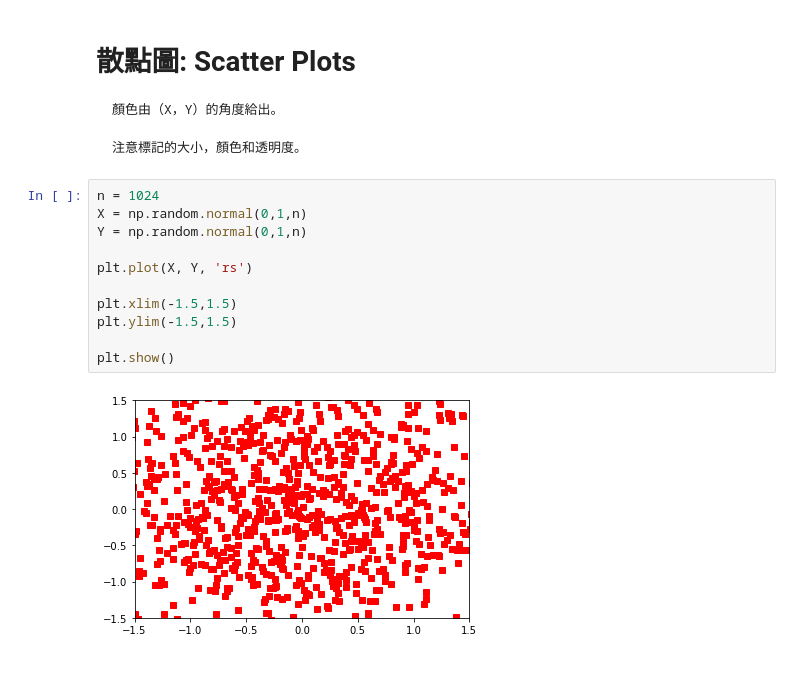
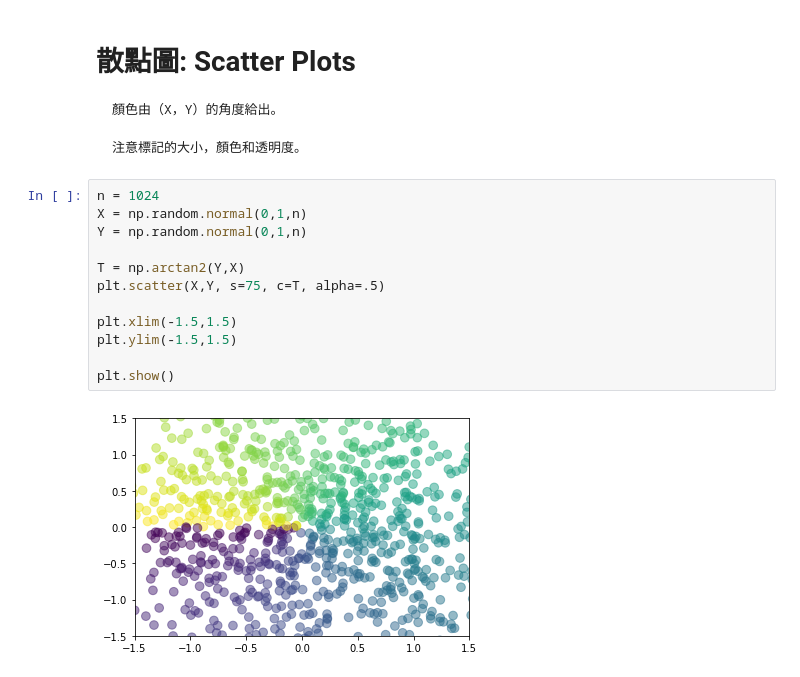
Before and after one commit to NaturalBug/python60days, a Jupyter notebook: D19_Python_資料視覺化工具與常見統計圖表介紹/Data Visualization_Day-1_HW.ipynb, the cells around one changed output. Saved outputs shown, nothing was run; the diff lists cells and outputs as text.

```diff
--- a/D19_Python_資料視覺化工具與常見統計圖表介紹/Data Visualization_Day-1_HW.ipynb
+++ b/D19_Python_資料視覺化工具與常見統計圖表介紹/Data Visualization_Day-1_HW.ipynb
@@ -51,13 +51,14 @@ plt.show()
 # %%
 n = 1024
 X = np.random.normal(0,1,n)
 Y = np.random.normal(0,1,n)
 
-plt.plot(X, Y, 'rs')
+T = np.arctan2(Y,X)
+plt.scatter(X,Y, s=75, c=T, alpha=.5)
 
 plt.xlim(-1.5,1.5)
 plt.ylim(-1.5,1.5)
 
 plt.show()
 # %% [output]
-[figure, old version]
+[figure, new version]
```
Also changed, not shown: 1 other file.
